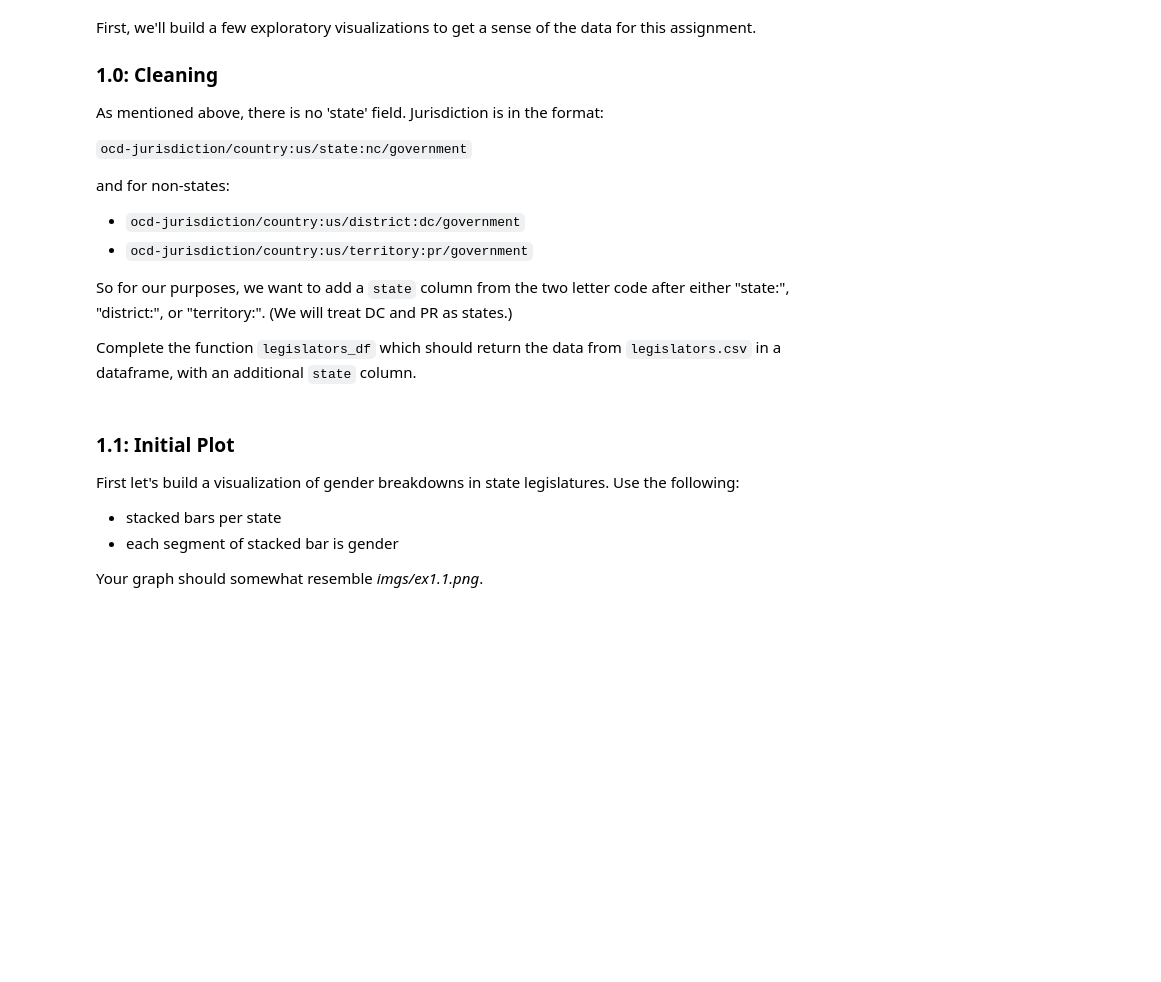
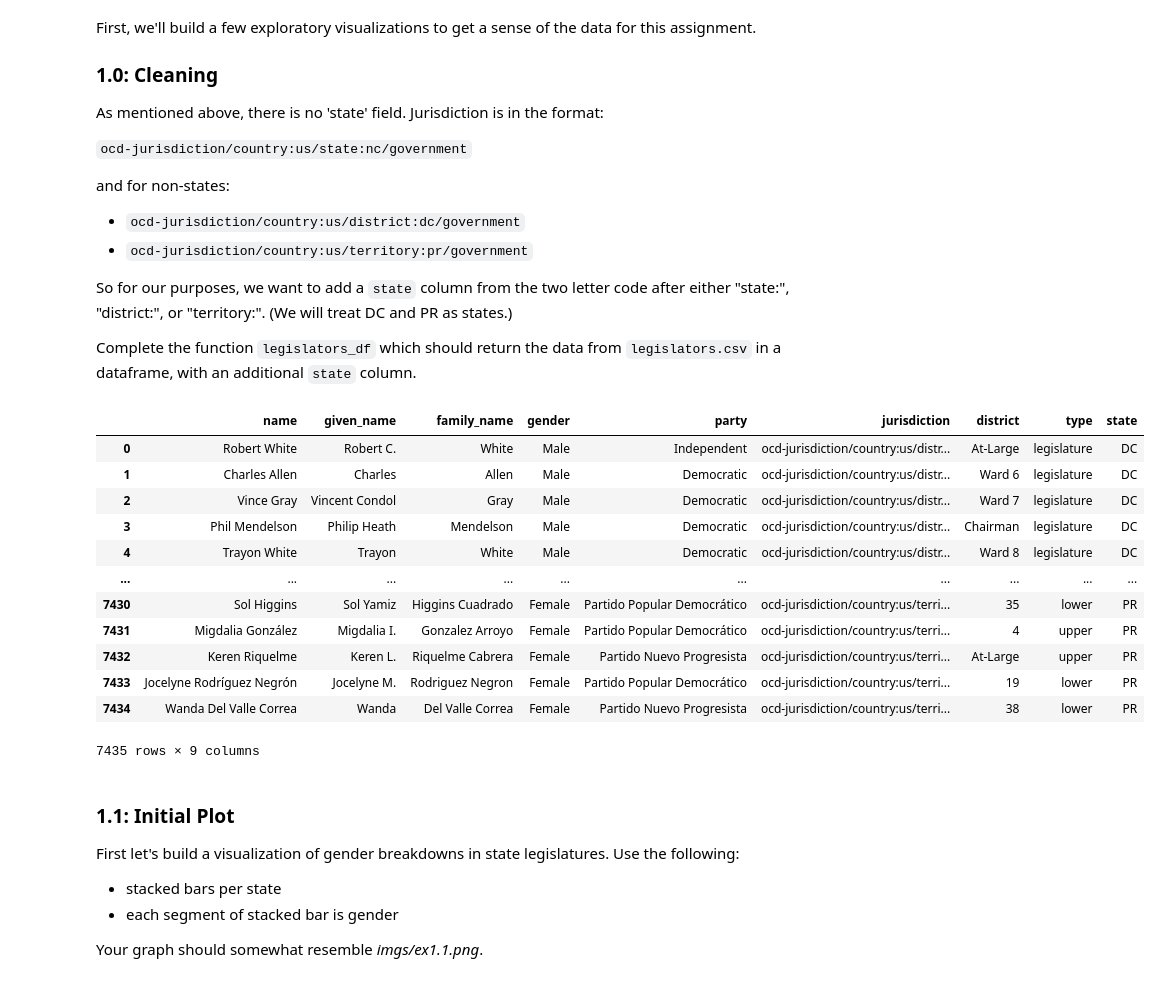
Before and after one commit to uchicago-2024-capp30239/altair-lab-ghazalin, a Jupyter notebook: altair_lab.ipynb, the cells around one changed output. Drawn from its saved outputs; the diff is of its cells as text; code cells hidden in the pictures; blank space fills up the shorter version.

```diff
--- a/altair_lab.ipynb
+++ b/altair_lab.ipynb
@@ -78,10 +77,28 @@ So for our purposes, we want to add a `state` column from the two letter code af
 Complete the function `legislators_df` which should return the data from `legislators.csv` in a dataframe, with an additional `state` column.
 # %%
 def legislators_df():
-    pass # IMPLEMENTATION HERE
+
+    legislators_df = pd.read_csv('data/legislators.csv')
+    legislators_df['state'] = legislators_df['jurisdiction'].str[-13:-11].str.upper()
+
+    return legislators_df
 
 # render dataframe
 legislators_df()
+# %% [output]
+|  | name | given_name | family_name | gender | party | jurisdiction | district | type | state |
+| 0 | Robert White | Robert C. | White | Male | Independent | ocd-jurisdiction/country:us/distr... | At-Large | legislature | DC |
+| 1 | Charles Allen | Charles | Allen | Male | Democratic | ocd-jurisdiction/country:us/distr... | Ward 6 | legislature | DC |
+| 2 | Vince Gray | Vincent Condol | Gray | Male | Democratic | ocd-jurisdiction/country:us/distr... | Ward 7 | legislature | DC |
+| 3 | Phil Mendelson | Philip Heath | Mendelson | Male | Democratic | ocd-jurisdiction/country:us/distr... | Chairman | legislature | DC |
+| 4 | Trayon White | Trayon | White | Male | Democratic | ocd-jurisdiction/country:us/distr... | Ward 8 | legislature | DC |
+| ... | ... | ... | ... | ... | ... | ... | ... | ... | ... |
+| 7430 | Sol Higgins | Sol Yamiz | Higgins Cuadrado | Female | Partido Popular Democrático | ocd-jurisdiction/country:us/terri... | 35 | lower | PR |
+| 7431 | Migdalia González | Migdalia I. | Gonzalez Arroyo | Female | Partido Popular Democrático | ocd-jurisdiction/country:us/terri... | 4 | upper | PR |
+| 7432 | Keren Riquelme | Keren L. | Riquelme Cabrera | Female | Partido Nuevo Progresista | ocd-jurisdiction/country:us/terri... | At-Large | upper | PR |
+| 7433 | Jocelyne Rodríguez Negrón | Jocelyne M. | Rodriguez Negron | Female | Partido Popular Democrático | ocd-jurisdiction/country:us/terri... | 19 | lower | PR |
+| 7434 | Wanda Del Valle Correa | Wanda | Del Valle Correa | Female | Partido Nuevo Progresista | ocd-jurisdiction/country:us/terri... | 38 | lower | PR |
+7435 rows × 9 columns
 # %% [markdown]
 ### 1.1: Initial Plot
 
```
Also changed, not shown: parts of 4 cells of this notebook.
